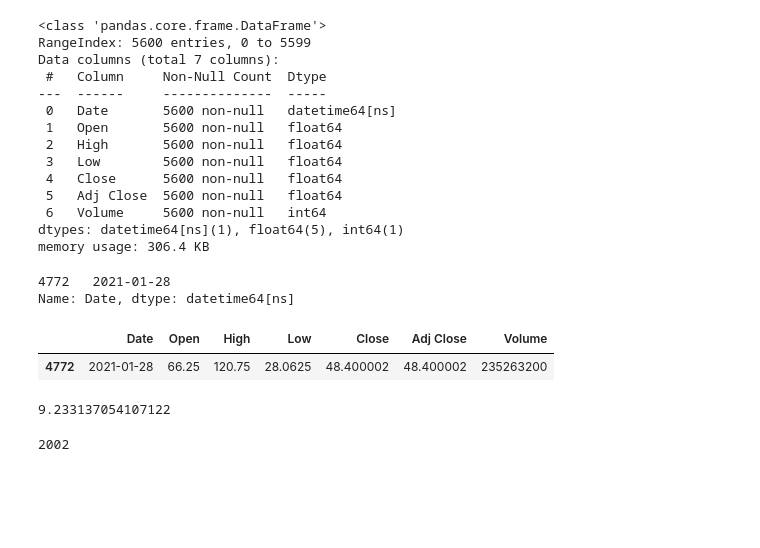
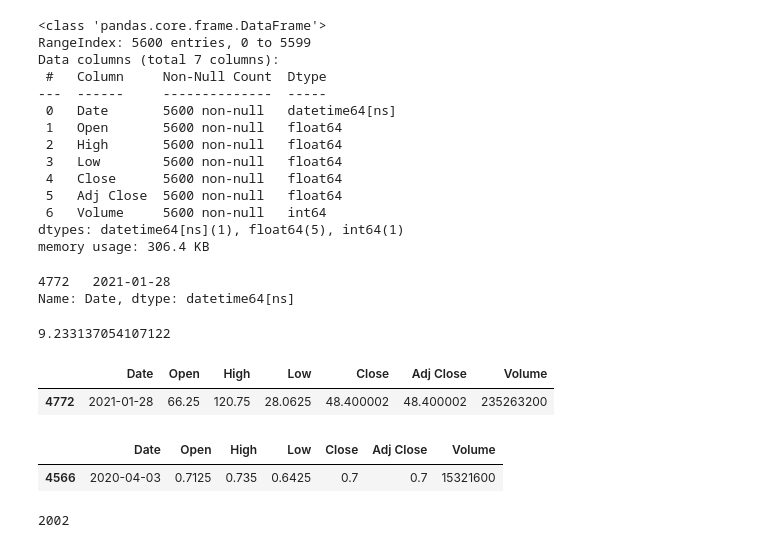
Before and after one commit to Google-Stein/CCIC-Artificial-Intelligence, a Jupyter notebook: Semester 1/Stoncs!/Untitled.ipynb, the cells around one changed output. Cells and saved outputs as stored; diff of their text form; code cells hidden in the pictures; blank space fills up the shorter version.

```diff
--- a/Semester 1/Stoncs!/Untitled.ipynb
+++ b/Semester 1/Stoncs!/Untitled.ipynb
@@ -35,23 +35,28 @@ print(date_info)
 # %% [output]
 4772   2021-01-28
 Name: Date, dtype: datetime64[ns]
+# %%
+count = 0
+total = 0
+for month in range(1, 13):
+    for i in range(len(data)):
+        if data.loc[i]["Date"].month == month:
+            avg = (data.loc[i]["High"] + data.loc[i]["Low"]) / 2
+            total += avg
+            count += 1
+total/count
+# %% [output]
+9.233137054107122
 # %%
 data[data["High"] == data["High"].max()]
 # %% [output]
 |  | Date | Open | High | Low | Close | Adj Close | Volume |
 | 4772 | 2021-01-28 | 66.25 | 120.75 | 28.0625 | 48.400002 | 48.400002 | 235263200 |
-# %%
-count = 0
-total = 0
-for month in range(1, 13):
-    for i in range(len(data)):
-        if data.loc[i]["Date"].month == month:
-            avg = (data.loc[i]["High"] + data.loc[i]["Low"]) / 2
-            total += avg
-            count += 1
-total/count
-# %% [output]
-9.233137054107122
+# %%
+data[data["Low"] == data["Low"].min()]
+# %% [output]
+|  | Date | Open | High | Low | Close | Adj Close | Volume |
+| 4566 | 2020-04-03 | 0.7125 | 0.735 | 0.6425 | 0.7 | 0.7 | 15321600 |
 # %%
 data.loc[0]["Date"].year
 # %% [output]
```
Also changed, not shown: parts of 2 cells of this notebook.
